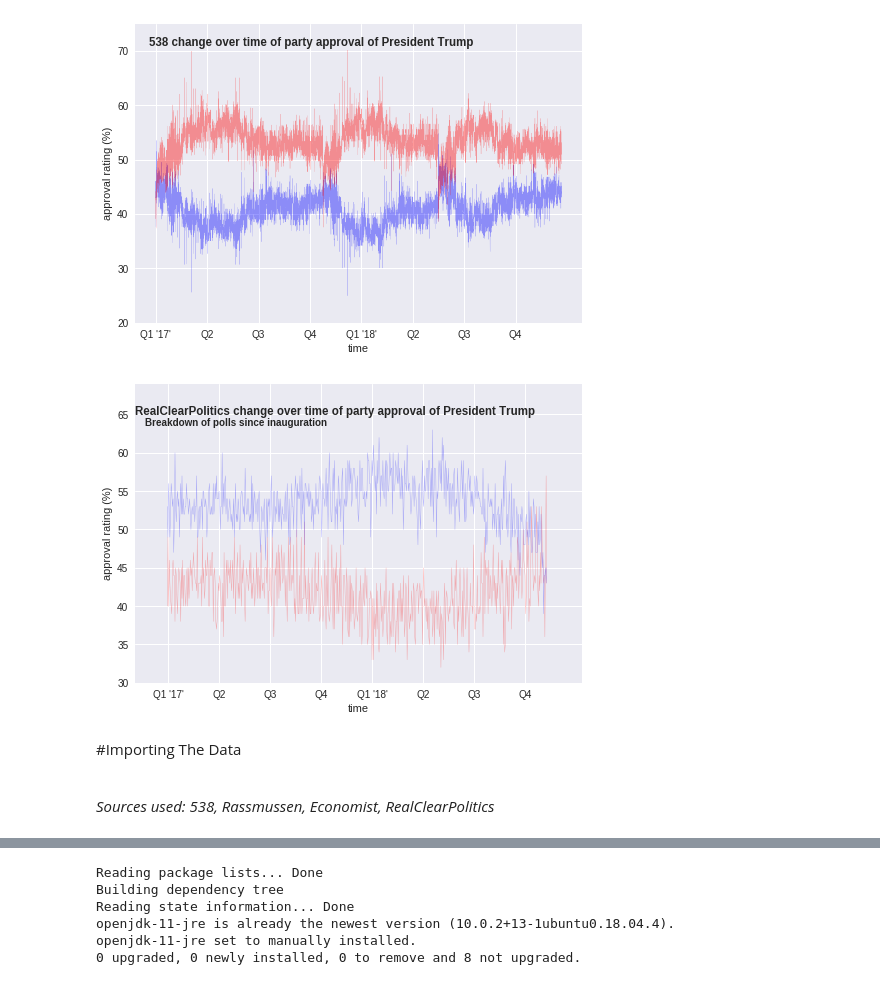
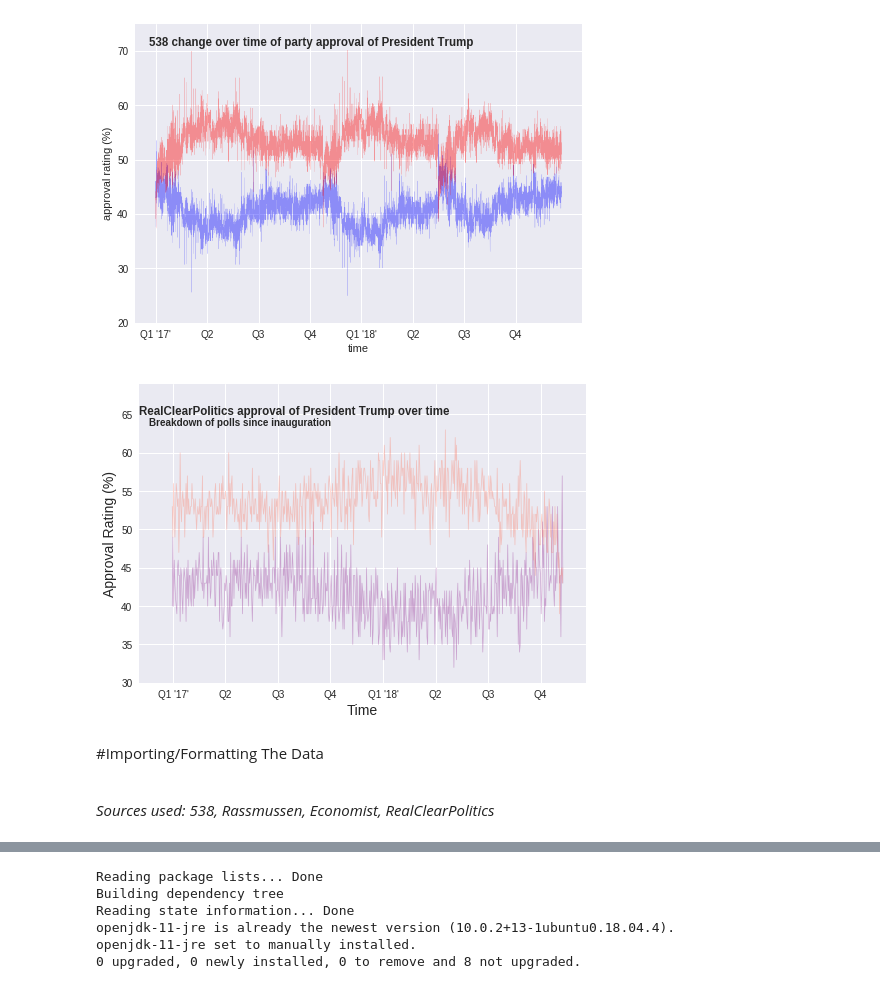
Before and after one commit to veritaem/beautiful-jekyll, a Jupyter notebook: project1/Project_Sprint1.ipynb, the cells around one changed output, grey strips where cells are left out. Drawn from its saved outputs; the diff is of its cells as text; code cells hidden in the pictures.

```diff
--- a/project1/Project_Sprint1.ipynb
+++ b/project1/Project_Sprint1.ipynb
@@ -26,25 +102,25 @@ ax.set(xticklabels = ("Q1 '17'", 'Q2', 'Q3', 'Q4', "Q1 '18'", 'Q2', 'Q3', 'Q4'))
 # %%
 fig, ax = plt.subplots()
 
-ax.set_xlim([-50, 650])
+ax.set_xlim([-50, 630])
 ax.set_ylim([30,69])
 
-disapprove = ax.plot(dfRCP['Approve'], 'r', linewidth = .425, alpha = .3)
-approve = ax.plot(dfRCP['Disapprove'], 'b', linewidth = .425, alpha = .3)
-ax.text(x = -50, y = 65, s = 'RealClearPolitics change over time of party approval of President Trump', fontweight = 'bold',
+disapprove = ax.plot(dfRCP['Approve'], 'purple', linewidth = .7, alpha = .3)
+approve = ax.plot(dfRCP['Disapprove'], 'tomato', linewidth = .75, alpha = .3)
+ax.text(x = -50, y = 65, s = 'RealClearPolitics approval of President Trump over time', fontweight = 'bold',
        fontsize = 11.5)
 ax.text(x = -35, y = 63.5, s = 'Breakdown of polls since inauguration', fontweight = 'bold', fontsize = 9.9)
 
 
-plt.ylabel('approval rating (%)')
-plt.xlabel('time')
+plt.ylabel('Approval Rating (%)', fontsize = 14)
+plt.xlabel('Time', fontsize = 14)
 ax.set(xticks = range(1, 600, 80))
 ax.set(xticklabels = ("Q1 '17'", 'Q2', 'Q3', 'Q4', "Q1 '18'", 'Q2', 'Q3', 'Q4'))
 plt.show();
 # %% [output]
-[figure, old version]
+[figure, new version]
 # %% [markdown]
-#Importing The Data
+#Importing/Formatting The Data
 
 <br>
 
```
Also changed, not shown: parts of 14 cells of this notebook.
